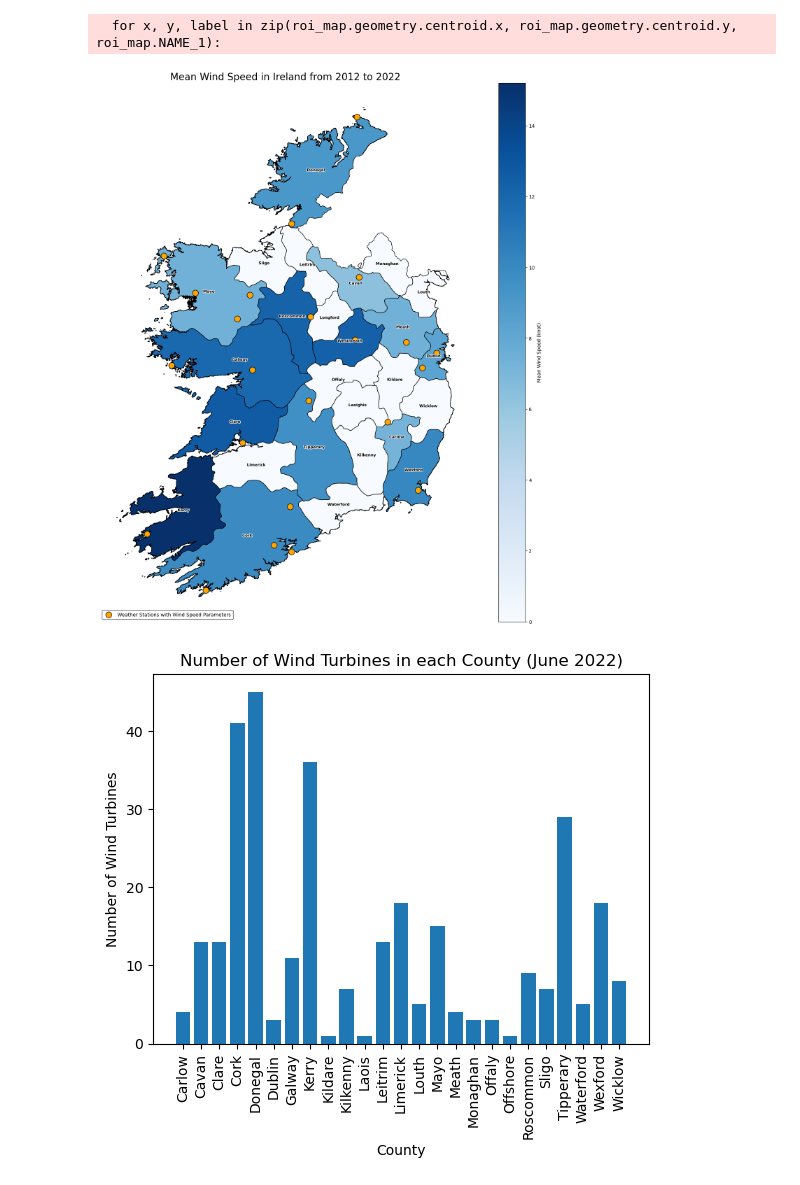
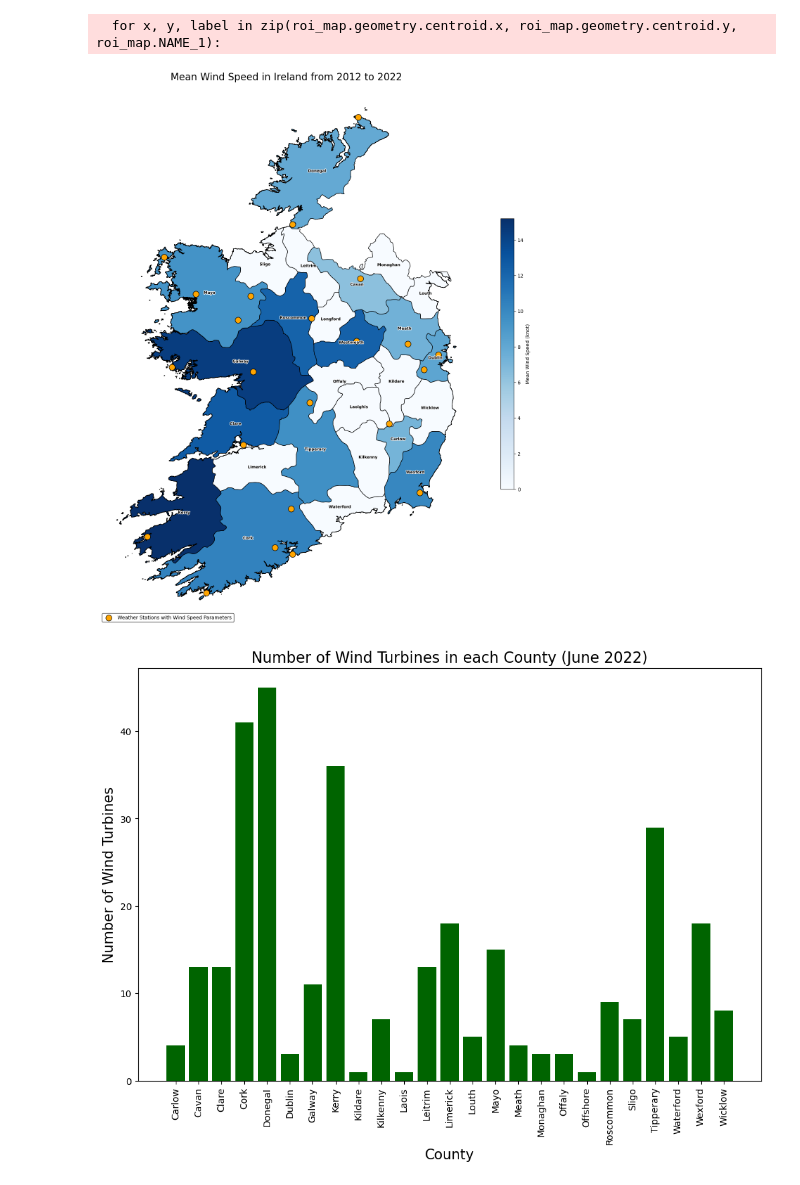
Before and after one commit to kronos164/programming-for-data-analytics, a Jupyter notebook: project/windspeed-and-windfarm-ireland.ipynb, the cells around one changed output. Drawn from its saved outputs; the diff is of its cells as text; code cells hidden in the pictures.

```diff
--- a/project/windspeed-and-windfarm-ireland.ipynb
+++ b/project/windspeed-and-windfarm-ireland.ipynb
@@ -250,14 +354,17 @@ gdf = gpd.GeoDataFrame(df_station_datails, geometry=gpd.points_from_xy(df_statio
 roi_map = gpd.read_file(dir2 + irl_map_shp)
 
 # Merge roi_map with df_station_datails to include mean_wdsp
-roi_map = roi_map.merge(df_county_mean_wdsp_2010_2022[['county', 'mean_wdsp_2012_2022']], left_on='NAME_1', right_on='county', how='left')
+roi_map = roi_map.merge(df_station_datails_clean[['county', 'mean_wdsp_2012_2022']], left_on='NAME_1', right_on='county', how='left')
 
 # Replace NaN values with 0
 roi_map['mean_wdsp_2012_2022'] = roi_map['mean_wdsp_2012_2022'].fillna(0)
 
 # Plot the map of Ireland with a larger figure size and add the mean wind speed as a choropleth map
 fig, ax = plt.subplots(figsize=(20, 20))
-roi_map.plot(ax=ax, column='mean_wdsp_2012_2022', cmap='Blues', edgecolor="black", legend=True, markersize=100, legend_kwds={'label': "Mean Wind Speed (knot)"})
+roi_map.plot(ax=ax, column='mean_wdsp_2012_2022', cmap='Blues', edgecolor="black",
+             legend=True, markersize=100,
+             legend_kwds={'label': "Mean Wind Speed (knot)",
+                          'shrink': 0.5})
 
 # Add county names
 for x, y, label in zip(roi_map.geometry.centroid.x, roi_map.geometry.centroid.y, roi_map.NAME_1):
@@ -280,17 +387,20 @@ legend.get_frame().set_edgecolor('black')
 plt.show()
 # %% [output]
   for x, y, label in zip(roi_map.geometry.centroid.x, roi_map.geometry.centroid.y, roi_map.NAME_1):
-[figure, old version]
+[figure, new version]
 # %%
+# Create a GeoDataFrame from the windfarm DataFrame
 gdf_windturbines = gpd.read_file(dir3 + windfarms_shp)
 df_windturbines = gdf_windturbines.groupby('County').size().reset_index(name='n_of_turbines')
 
-plt.bar(df_windturbines['County'], df_windturbines['n_of_turbines'])
-plt.xlabel('County')
-plt.ylabel('Number of Wind Turbines')
-plt.title('Number of Wind Turbines in each County (June 2022)')
+# Plot the number of wind turbines in each county
+plt.figure(figsize=(12, 8))
+plt.bar(df_windturbines['County'], df_windturbines['n_of_turbines'], color='darkgreen')
+plt.xlabel('County', fontsize=15)
+plt.ylabel('Number of Wind Turbines', fontsize=15)
+plt.title('Number of Wind Turbines in each County (June 2022)', fontsize=16)
 plt.xticks(rotation=90)
 plt.show()
 # %% [output]
-[figure, old version]
+[figure, new version]
 # %%
```
Also changed, not shown: parts of 11 cells of this notebook, 1 other file.
